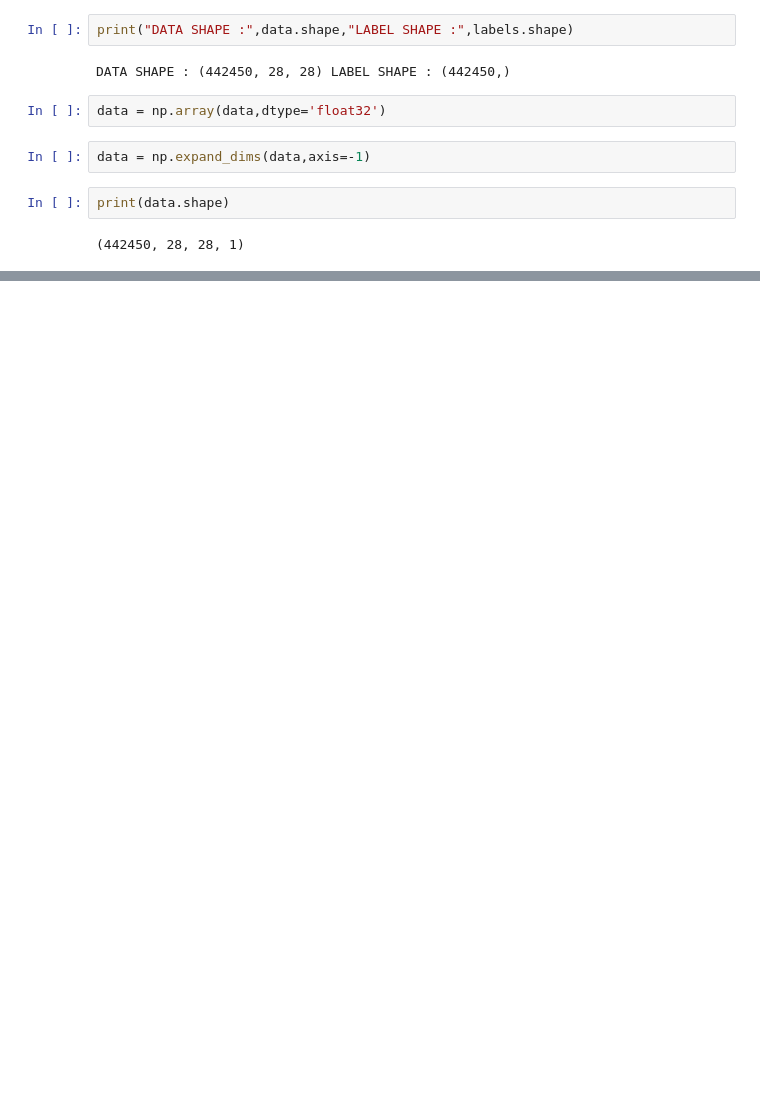
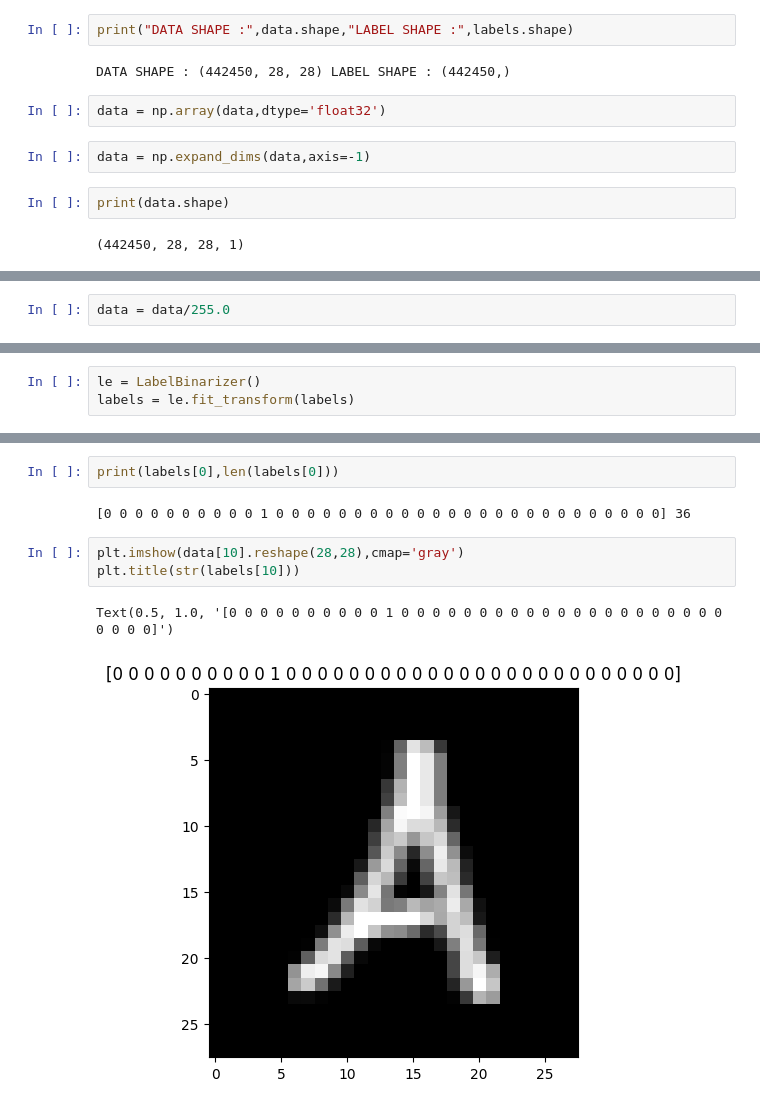
Before and after one commit to bpst98/py, a Jupyter notebook: customOCR/custOCR.ipynb, the cells around one changed output, grey strips where cells are left out. Drawn from its saved outputs; the diff is of its cells as text; blank space fills up the shorter version.

```diff
--- a/customOCR/custOCR.ipynb
+++ b/customOCR/custOCR.ipynb
@@ -121,0 +128,2 @@ print(data.shape)
+# %%
+data = data/255.0
@@ -121,0 +144,3 @@ print(data.shape)
+# %%
+le = LabelBinarizer()
+labels = le.fit_transform(labels)
@@ -121,0 +157,10 @@ print(data.shape)
+# %%
+print(labels[0],len(labels[0]))
+# %% [output]
+[0 0 0 0 0 0 0 0 0 0 1 0 0 0 0 0 0 0 0 0 0 0 0 0 0 0 0 0 0 0 0 0 0 0 0 0] 36
+# %%
+plt.imshow(data[10].reshape(28,28),cmap='gray')
+plt.title(str(labels[10]))
+# %% [output]
+Text(0.5, 1.0, '[0 0 0 0 0 0 0 0 0 0 1 0 0 0 0 0 0 0 0 0 0 0 0 0 0 0 0 0 0 0 0 0 0 0 0 0]')
+[figure, added]
```
Also changed, not shown: parts of 31 cells of this notebook.
